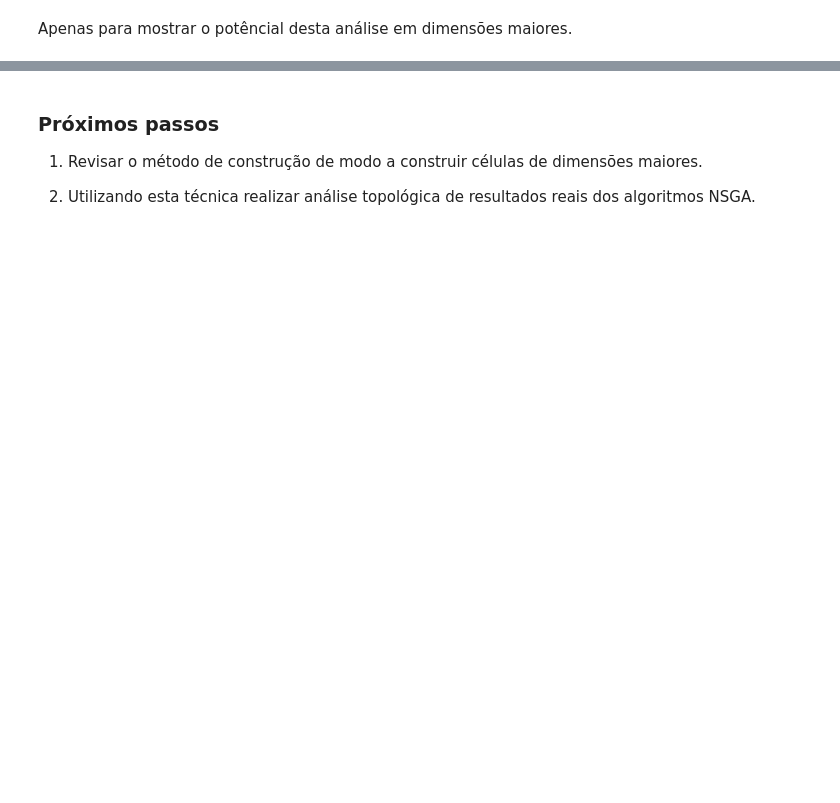
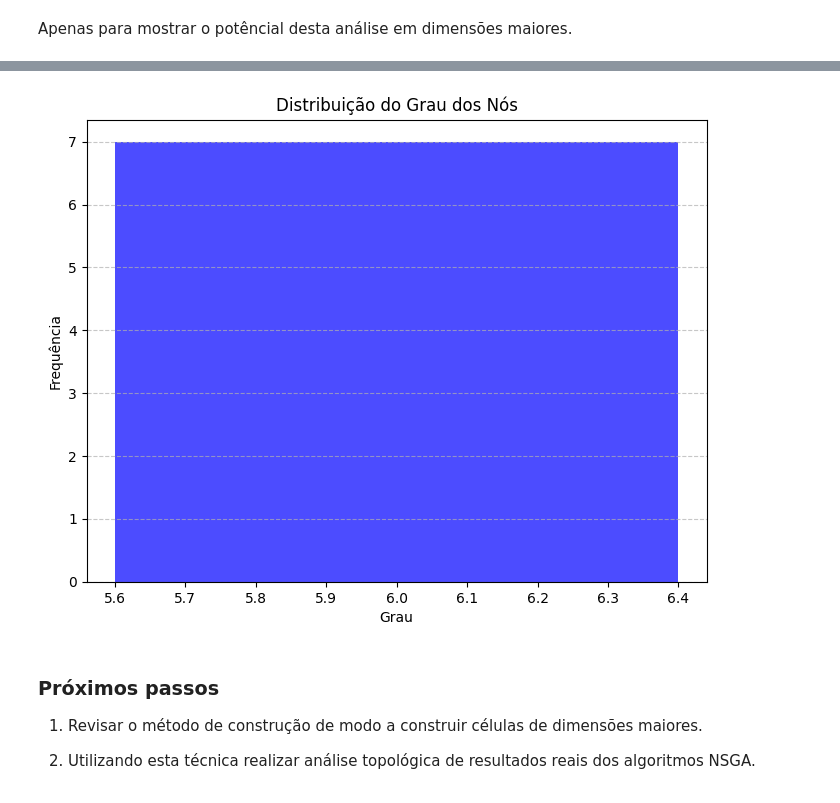
Before and after one commit to JunioCesarFerreira/NSGA-Studies, a Jupyter notebook: notebooks/evaluation/topological-analysis.ipynb, the cells around one changed output, grey strips where cells are left out. Cells and saved outputs as stored; diff of their text form; code cells hidden in the pictures; blank space fills up the shorter version.

```diff
--- a/notebooks/evaluation/topological-analysis.ipynb
+++ b/notebooks/evaluation/topological-analysis.ipynb
@@ -586,3 +586,26 @@ plt.show()
+# %%
+import networkx as nx
+import matplotlib.pyplot as plt
+
+def plot_degree_distribution(G: nx.Graph):
+    """
+    Plota a distribuição do grau dos nós de um grafo.
+
+    Parâmetros:
+    G (nx.Graph): Um grafo do NetworkX.
+    """
+    degrees = [d for _, d in G.degree()]
+    plt.figure(figsize=(8, 6))
+    plt.hist(degrees, bins=range(min(degrees), max(degrees) + 2), align='left', rwidth=0.8, color='blue', alpha=0.7)
+    plt.xlabel('Grau')
+    plt.ylabel('Frequência')
+    plt.title('Distribuição do Grau dos Nós')
+    plt.grid(axis='y', linestyle='--', alpha=0.7)
+    plt.show()
+
+plot_degree_distribution(graph)
+# %% [output]
+[figure, added]
 # %% [markdown]
 ### Próximos passos
 
```
Also changed, not shown: parts of 6 cells of this notebook.
